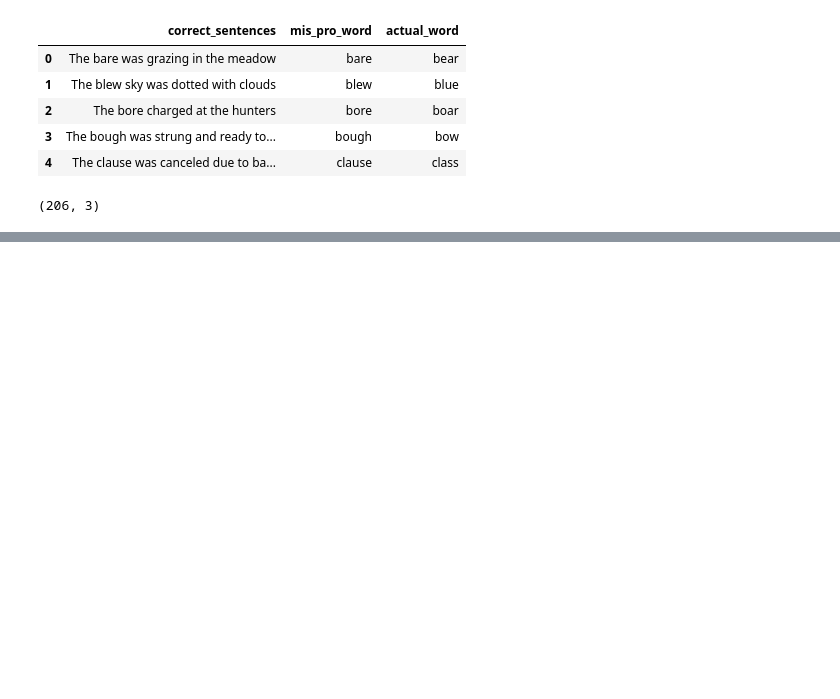
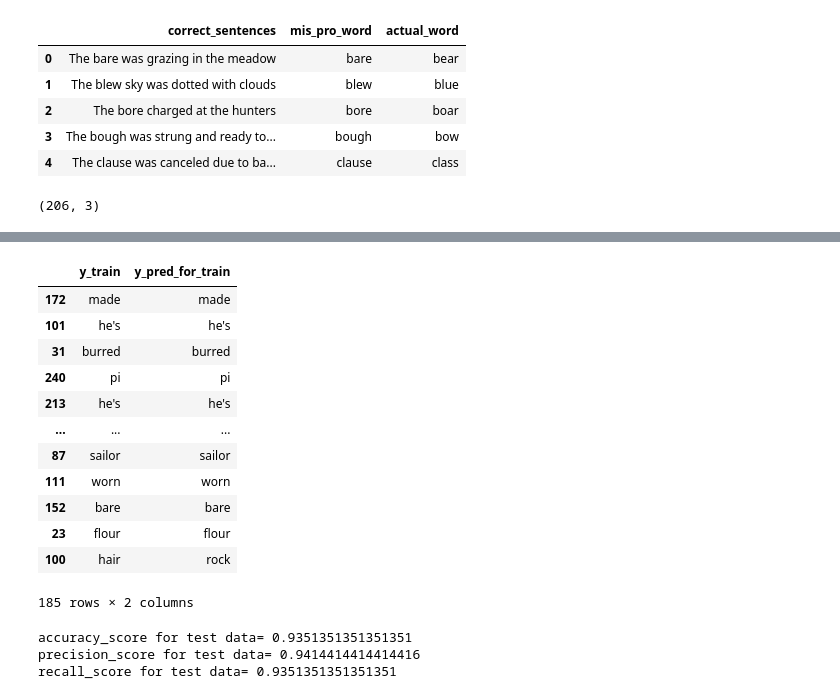
Before and after one commit to bhaskar112car/detect-and-correct-mis-pronounced-words-in-sentences-using-TensorFlow-python-, a Jupyter notebook: detect and correct mis-pronounced words in sentences using TensorFlow python .ipynb, the cells around one changed output, grey strips where cells are left out. Drawn from its saved outputs; the diff is of its cells as text; code cells hidden in the pictures; blank space fills up the shorter version.

```diff
--- a/detect and correct mis-pronounced words in sentences using TensorFlow python .ipynb
+++ b/detect and correct mis-pronounced words in sentences using TensorFlow python .ipynb
@@ -292,0 +292,7 @@ df
+# %%
+y_pred_for_train=[]
+for i in x_train:
+    pre=word_pred_from_sentence(i)
+    y_pred_for_train.append(pre)
+    print(i)
+    print('incorrect word is===>',pre)
@@ -292,0 +317,30 @@ df
+# %%
+df_train=pd.DataFrame([])
+df_train['y_train']=y_train
+df_train['y_pred_for_train']=y_pred_for_train
+df_train=df_train.astype(str)
+df_train
+# %% [output]
+|  | y_train | y_pred_for_train |
+| 172 | made | made |
+| 101 | he's | he's |
+| 31 | burred | burred |
+| 240 | pi | pi |
+| 213 | he's | he's |
+| ... | ... | ... |
+| 87 | sailor | sailor |
+| 111 | worn | worn |
+| 152 | bare | bare |
+| 23 | flour | flour |
+| 100 | hair | rock |
+185 rows × 2 columns
+# %%
+# find performance metrics for train data
+y_test = [x if x is not None else str(x) for x in df_train['y_train']]
+print('accuracy_score for test data=',accuracy_score(df_train['y_pred_for_train'],df_train['y_train']))
+print('precision_score for test data=',precision_score(df_train['y_pred_for_train'],df_train['y_train'],average='weighted'))
+print('recall_score for test data=',recall_score(df_train['y_pred_for_train'],df_train['y_train'],average='weighted'))
+# %% [output]
+accuracy_score for test data= 0.9351351351351351
+precision_score for test data= 0.9414414414414416
+recall_score for test data= 0.9351351351351351
```
Also changed, not shown: parts of 15 cells of this notebook.
